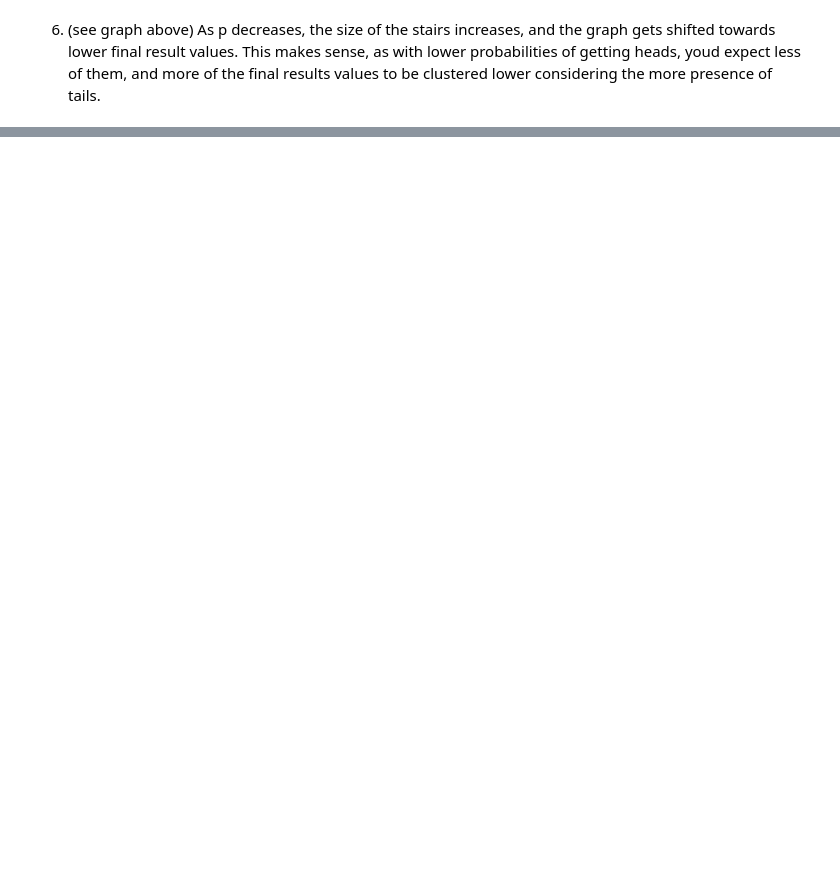
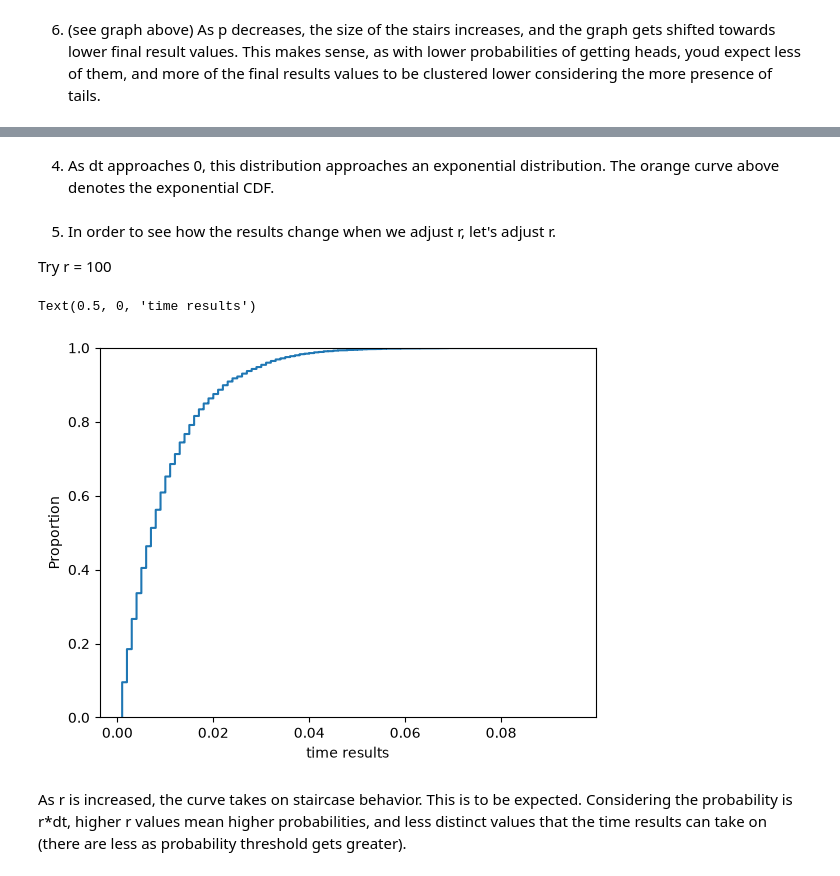
Before and after one commit to ehoerdemann17/DS5030_Labs_EJH, a Jupyter notebook: Lab4/lab_04.ipynb, the cells around one changed output, grey strips where cells are left out. Saved outputs shown, nothing was run; the diff lists cells and outputs as text; code cells hidden in the pictures; blank space fills up the shorter version.

```diff
--- a/Lab4/lab_04.ipynb
+++ b/Lab4/lab_04.ipynb
@@ -287,0 +339,31 @@ Text(0.5, 0, 'final results')
+# %% [markdown]
+4. As dt approaches 0, this distribution approaches an exponential distribution. The orange curve above denotes the exponential CDF.
+# %% [markdown]
+5. In order to see how the results change when we adjust r, let's adjust r.
+
+Try r = 100
+# %%
+r = 100
+dt = 1e-3
+b = 5000
+
+time_results = []
+
+for i in range(b):
+    period = 1
+    while rng.random() > (r*dt):
+        period +=1
+
+    termination_period = period
+    time = termination_period * dt
+    time_results.append(time)
+
+# ECDF
+sns.ecdfplot(x=time_results) # Used Claude Opus 5.5 for this... I was unsure about the parameters. To use the data that we placed in the results array, I was unsure
+# as to whether I needed the data= or x= param
+plt.xlabel("time results")
+# %% [output]
+Text(0.5, 0, 'time results')
+[figure, added]
+# %% [markdown]
+As r is increased, the curve takes on staircase behavior. This is to be expected. Considering the probability is r*dt, higher r values mean higher probabilities, and less distinct values that the time results can take on (there are less as probability threshold gets greater).
```
Also changed, not shown: parts of 11 cells of this notebook.
